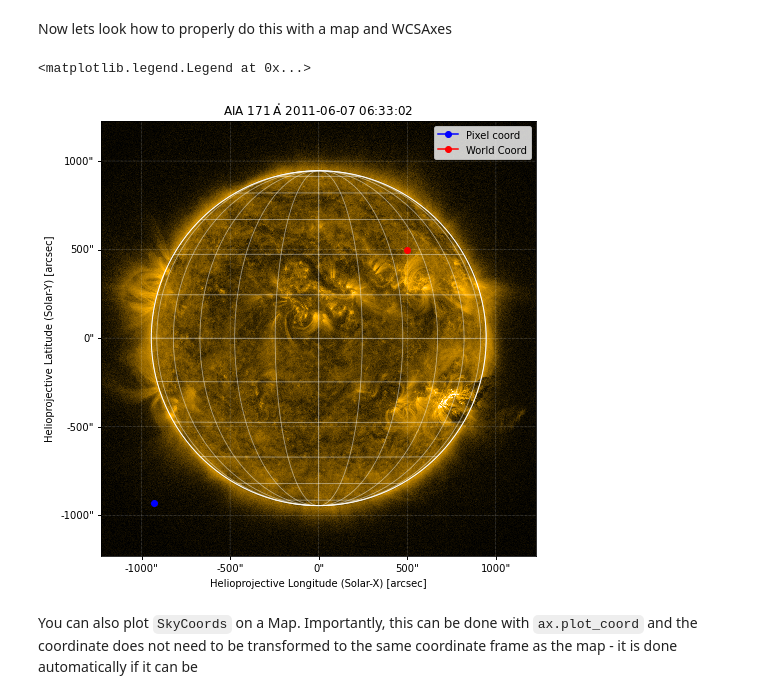
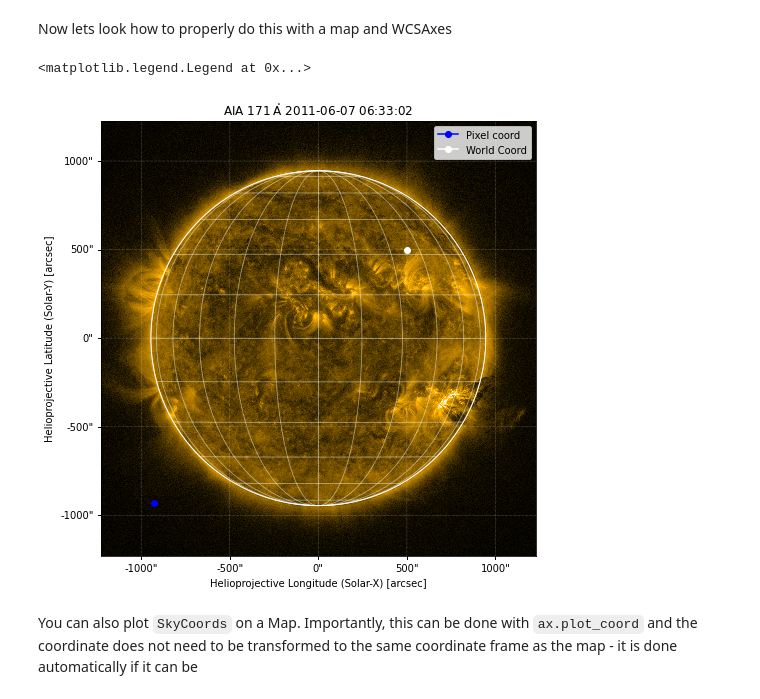
Before and after one commit to TCDSolar/STELLAR_SSW_tutorials, a Jupyter notebook: day1_solar_sources/solar_sources.ipynb, the cells around one changed output. Drawn from its saved outputs; the diff is of its cells as text; code cells hidden in the pictures.

```diff
--- a/day1_solar_sources/solar_sources.ipynb
+++ b/day1_solar_sources/solar_sources.ipynb
@@ -587,24 +701,24 @@ Now lets look how to properly do this with a map and WCSAxes
 # %%
 fig = plt.figure(figsize=(8, 8))
 ax = plt.subplot(projection=aia_map)
 
 # plot the map
 aia_map.plot(clip_interval=[0.5, 99.99]*u.percent)
 aia_map.draw_limb()
 aia_map.draw_grid()
 
 # plot in pixel coordinates
 ax.plot(500, 500, marker='o', color="b",  label="Pixel coord")
 
 # plot in world coordinates
 ax.plot((500*u.arcsec).to(u.deg), (500*u.arcsec).to(u.deg),
         transform=ax.get_transform('world'),
-        marker='o',color="r", label="World Coord")
+        marker='o',color="w", label="World Coord")
 
 ax.legend()
 # %% [output]
 <matplotlib.legend.Legend at 0x...>
-[figure, old version]
+[figure, new version]
 # %% [markdown]
 You can also plot `SkyCoords` on a Map. Importantly, this can be done with `ax.plot_coord` and the coordinate does not need to be transformed to the same coordinate frame as the map - it is done automatically if it can be
 # %%
```
Also changed, not shown: parts of 33 cells of this notebook, 1 other file.
